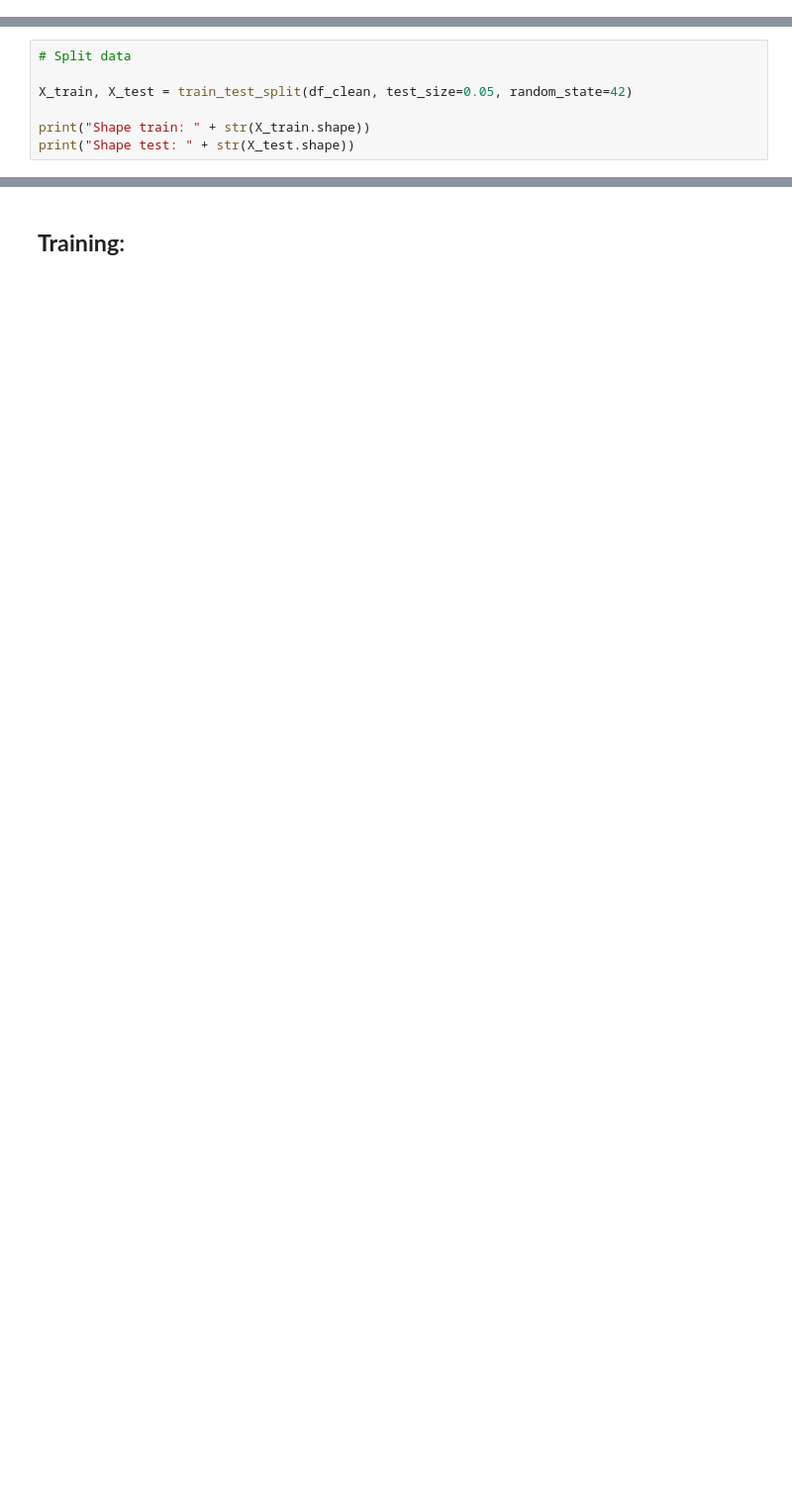
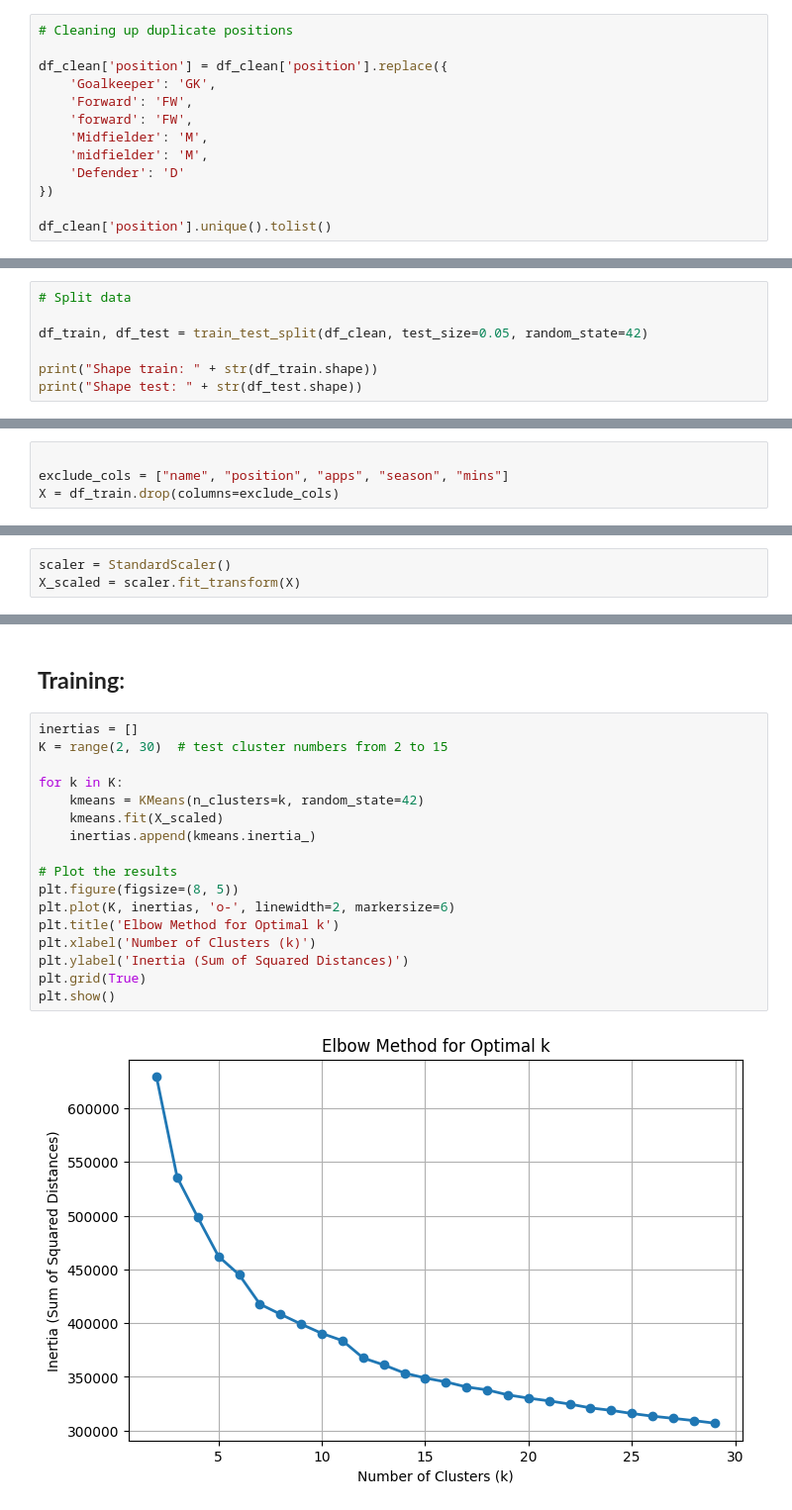
Before and after one commit to Computational-Tools-in-DS-G42/footballer-profiler-AI, a Jupyter notebook: player_profiler.ipynb, the cells around one changed output, grey strips where cells are left out. Shown at 99% size. Cells and saved outputs as stored; diff of their text form; blank space fills up the shorter version.

```diff
--- a/player_profiler.ipynb
+++ b/player_profiler.ipynb
@@ -132,3 +157,16 @@ display(df_clean.head(5))
 | 2 | Zvjezdan Misimovic | 28 | FW | 31 | 2768 | 10 | 13 | 7 | - | 2.4 | 77.5 | ... |
 | 3 | Edin Dzeko | 24 | FW | 33 | 3003 | 22 | 7 | 4 | - | 4.5 | 70.7 | ... |
 | 4 | Claudio Pizarro | 32 | FW | 23 | 2130 | 16 | 2 | 4 | - | 2.6 | 75.5 | ... |
+# %%
+# Cleaning up duplicate positions
+
+df_clean['position'] = df_clean['position'].replace({
+    'Goalkeeper': 'GK',
+    'Forward': 'FW',
+    'forward': 'FW',
+    'Midfielder': 'M',
+    'midfielder': 'M',
+    'Defender': 'D'
+})
+
+df_clean['position'].unique().tolist()
@@ -232,10 +288,14 @@ df_clean.shape
 # %%
 # Split data
 
-X_train, X_test = train_test_split(df_clean, test_size=0.05, random_state=42)
+df_train, df_test = train_test_split(df_clean, test_size=0.05, random_state=42)
 
-print("Shape train: " + str(X_train.shape))
-print("Shape test: " + str(X_test.shape))
+print("Shape train: " + str(df_train.shape))
+print("Shape test: " + str(df_test.shape))
 # %% [output]
 Shape train: (30182, 30)
 Shape test: (1589, 30)
+# %%
+
+exclude_cols = ["name", "position", "apps", "season", "mins"]
+X = df_train.drop(columns=exclude_cols)
@@ -241,0 +323,3 @@ Shape test: (1589, 30)
+# %%
+scaler = StandardScaler()
+X_scaled = scaler.fit_transform(X)
@@ -242,2 +353,21 @@ Shape test: (1589, 30)
 # %% [markdown]
 ## **Training**:
+# %%
+inertias = []
+K = range(2, 30)  # test cluster numbers from 2 to 15
+
+for k in K:
+    kmeans = KMeans(n_clusters=k, random_state=42)
+    kmeans.fit(X_scaled)
+    inertias.append(kmeans.inertia_)
+
+# Plot the results
+plt.figure(figsize=(8, 5))
+plt.plot(K, inertias, 'o-', linewidth=2, markersize=6)
+plt.title('Elbow Method for Optimal k')
+plt.xlabel('Number of Clusters (k)')
+plt.ylabel('Inertia (Sum of Squared Distances)')
+plt.grid(True)
+plt.show()
+# %% [output]
+[figure, added]
```
Also changed, not shown: parts of 13 cells of this notebook.
